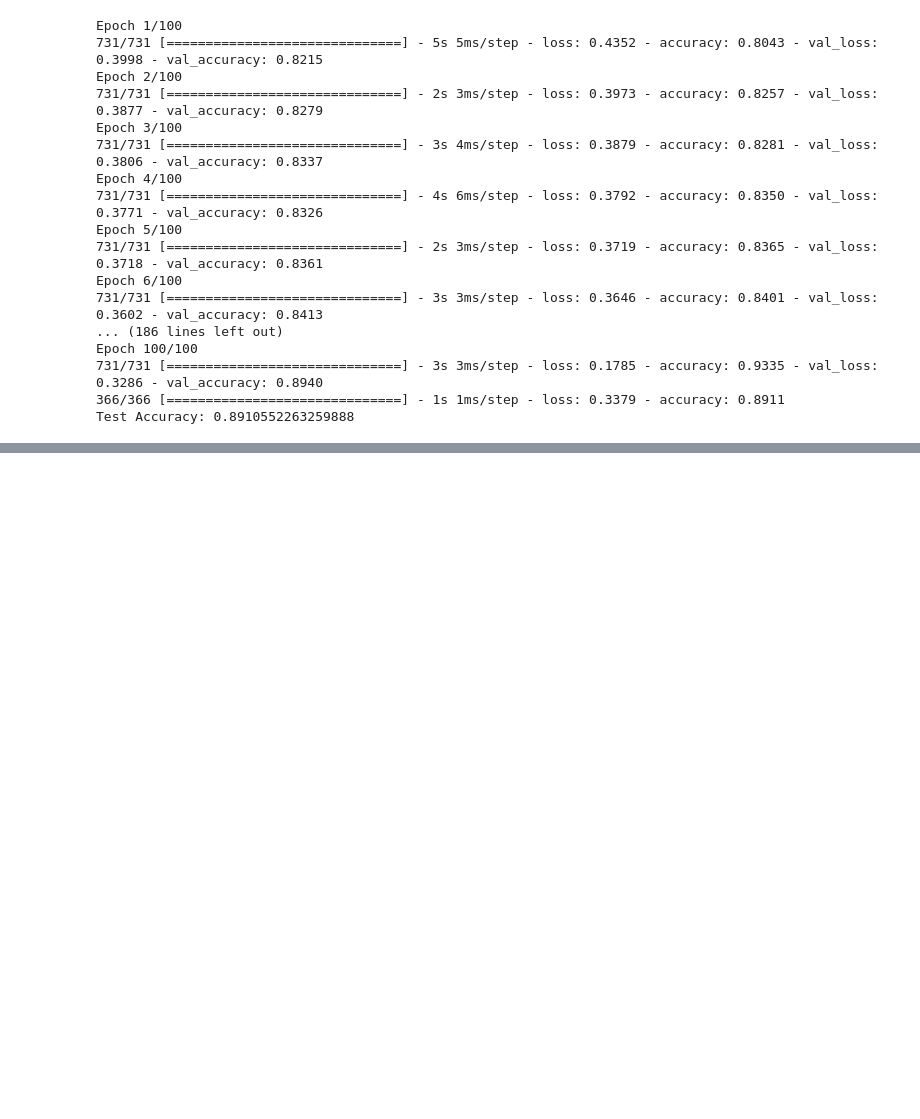
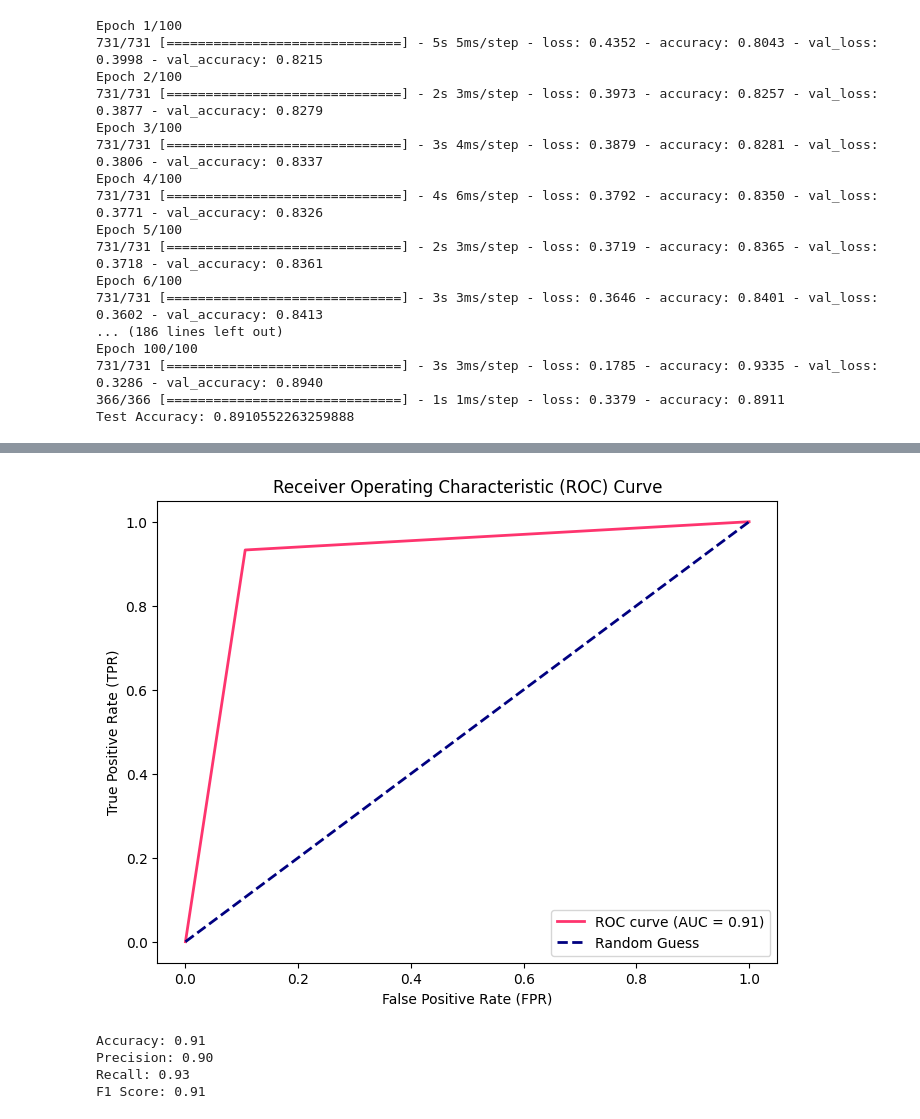
Before and after one commit to OltiGashi2003/banking_main, a Jupyter notebook: banking_main.ipynb, the cells around one changed output, grey strips where cells are left out. Cells and saved outputs as stored; diff of their text form; code cells hidden in the pictures; blank space fills up the shorter version.

```diff
--- a/banking_main.ipynb
+++ b/banking_main.ipynb
@@ -645,3 +649,23 @@ Epoch 100/100
 731/731 [==============================] - 3s 3ms/step - loss: 0.1785 - accuracy: 0.9335 - val_loss: 0.3286 - val_accuracy: 0.8940
 366/366 [==============================] - 1s 1ms/step - loss: 0.3379 - accuracy: 0.8911
 Test Accuracy: 0.8910552263259888
+# %%
+model1 = LogisticRegression(C=1.0, random_state=0)
+model2 = RandomForestClassifier(n_estimators=100, random_state=0)
+model3 = SVC(kernel='linear', probability=True, random_state=0)
+
+# Schritt 3: Definition des Voting-Ensemble-Modells
+ensemble_model = VotingClassifier(estimators=[
+    ('logistic', model1),
+    ('random_forest', model2),
+    ('svm', model3)
+], voting='soft')  # 'soft' ermöglicht Wahrscheinlichkeiten statt vorhergesagter Klassen
+
+# Schritt 4: Training des Ensemble-Modells
+ensemble_model.fit(X_train, y_train)
+
+# Schritt 5: Vorhersagen und Evaluation auf dem Testdatensatz
+ensemble_predictions = ensemble_model.predict(X_test)
+ensemble_accuracy = accuracy_score(y_test, ensemble_predictions)
+
+print(f'Ensemble Accuracy: {ensemble_accuracy}')
@@ -647,0 +681,8 @@ Test Accuracy: 0.8910552263259888
+# %%
+plot_roc_curve(y_test, ensemble_predictions)
+# %% [output]
+[figure, added]
+Accuracy: 0.91
+Precision: 0.90
+Recall: 0.93
+F1 Score: 0.91
```
Also changed, not shown: parts of 2 cells of this notebook.
